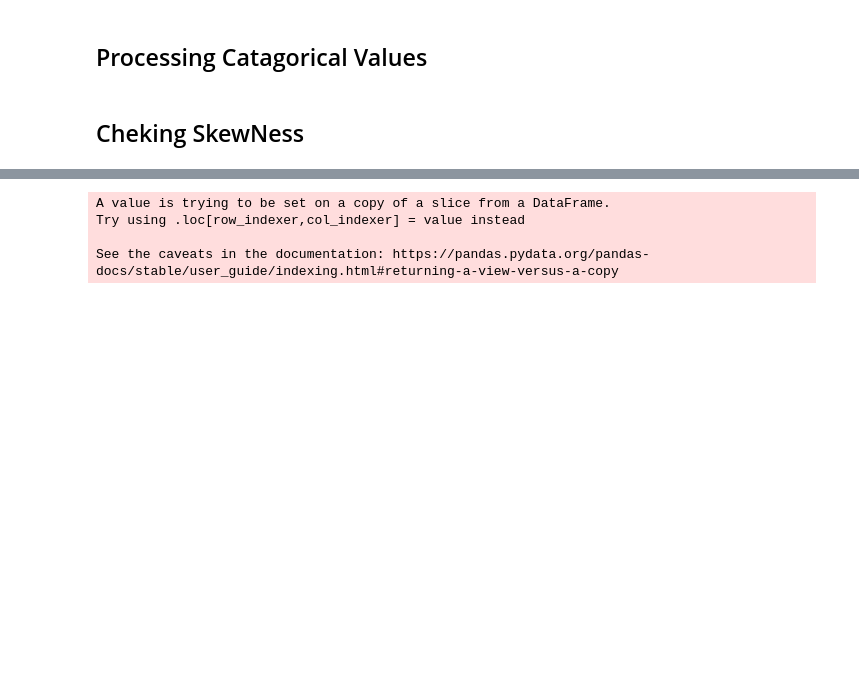
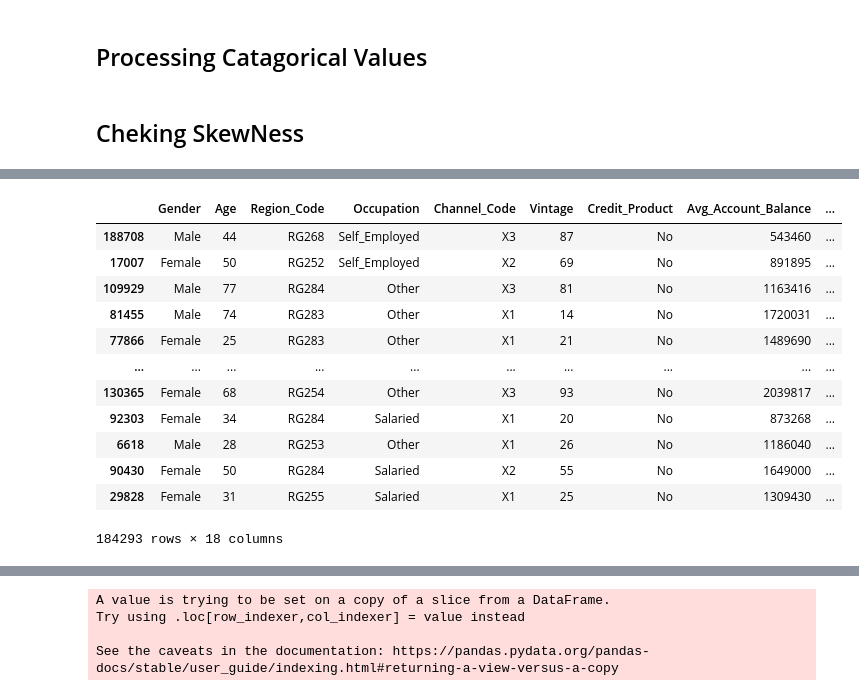
Before and after one commit to avidutta20/challenge_may21, a Jupyter notebook: model.ipynb, the cells around one changed output, grey strips where cells are left out. Saved outputs shown, nothing was run; the diff lists cells and outputs as text; code cells hidden in the pictures; blank space fills up the shorter version.

Commit message:
transformed

```diff
--- a/model.ipynb
+++ b/model.ipynb
@@ -210,3 +125,0 @@ data_wide.plot.kde(figsize = (8, 6),
-# %%
-x = np.log(39)
-np.exp(x)
@@ -350,0 +196,13 @@ x_train['Avg_Account_Balance_log'].plot.kde()
+# %%
+# let's log transform it reduce to reduce it's skewness
+#log_transforming
+def log_transform(x):
+  result = 0.0
+  if x!=0:
+    result = np.log(x)
+  else:
+    result = np.log(0.00001)
+  return result
+
+x_train_df['Avg_Account_Balance_log'] = x_train_df['Avg_Account_Balance'].apply(lambda x: log_transform(x))
+x_train_df['Avg_Account_Balance_log'].plot.kde()
@@ -350,0 +242,17 @@ x_train['Avg_Account_Balance_log'].plot.kde()
+# %%
+x_train_df['Age_Binned'] = x_train_df['Age'].apply(lambda x: bin_age(x))
+x_train_df
+# %% [output]
+|  | Gender | Age | Region_Code | Occupation | Channel_Code | Vintage | Credit_Product | Avg_Account_Balance | ... |
+| 188708 | Male | 44 | RG268 | Self_Employed | X3 | 87 | No | 543460 | ... |
+| 17007 | Female | 50 | RG252 | Self_Employed | X2 | 69 | No | 891895 | ... |
+| 109929 | Male | 77 | RG284 | Other | X3 | 81 | No | 1163416 | ... |
+| 81455 | Male | 74 | RG283 | Other | X1 | 14 | No | 1720031 | ... |
+| 77866 | Female | 25 | RG283 | Other | X1 | 21 | No | 1489690 | ... |
+| ... | ... | ... | ... | ... | ... | ... | ... | ... | ... |
+| 130365 | Female | 68 | RG254 | Other | X3 | 93 | No | 2039817 | ... |
+| 92303 | Female | 34 | RG284 | Salaried | X1 | 20 | No | 873268 | ... |
+| 6618 | Male | 28 | RG253 | Other | X1 | 26 | No | 1186040 | ... |
+| 90430 | Female | 50 | RG284 | Salaried | X2 | 55 | No | 1649000 | ... |
+| 29828 | Female | 31 | RG255 | Salaried | X1 | 25 | No | 1309430 | ... |
+184293 rows × 18 columns
```
Also changed, not shown: parts of 88 cells of this notebook.
